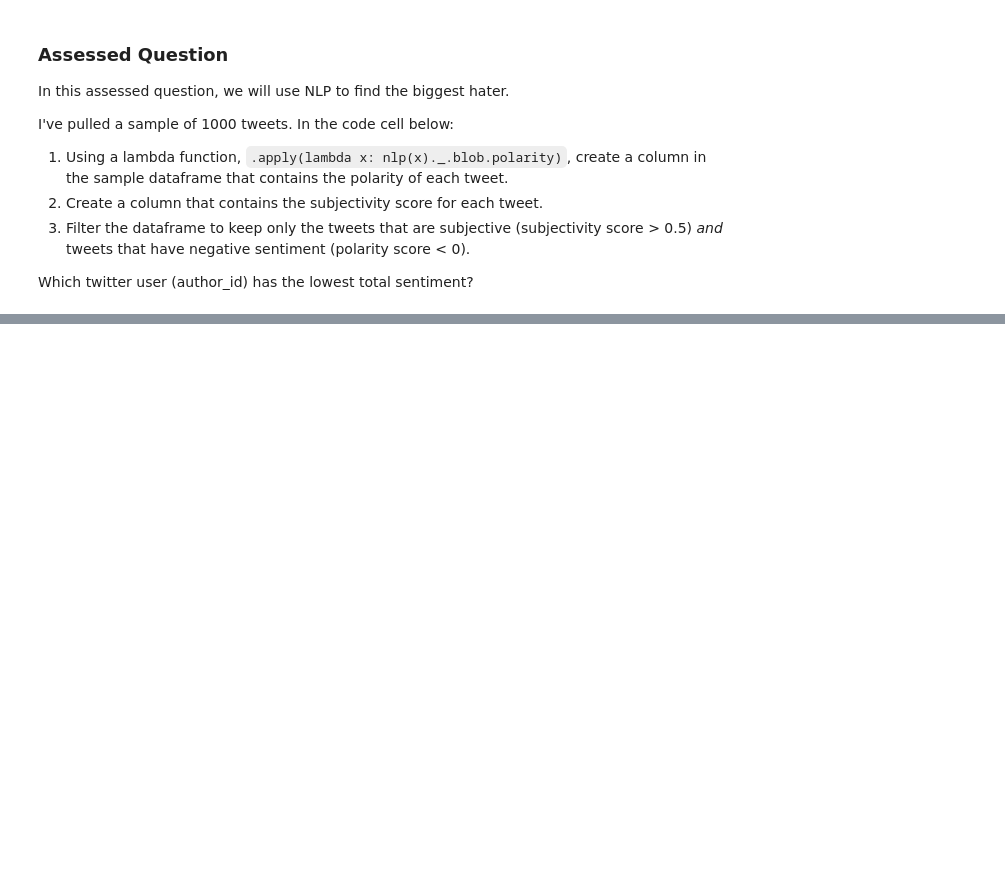
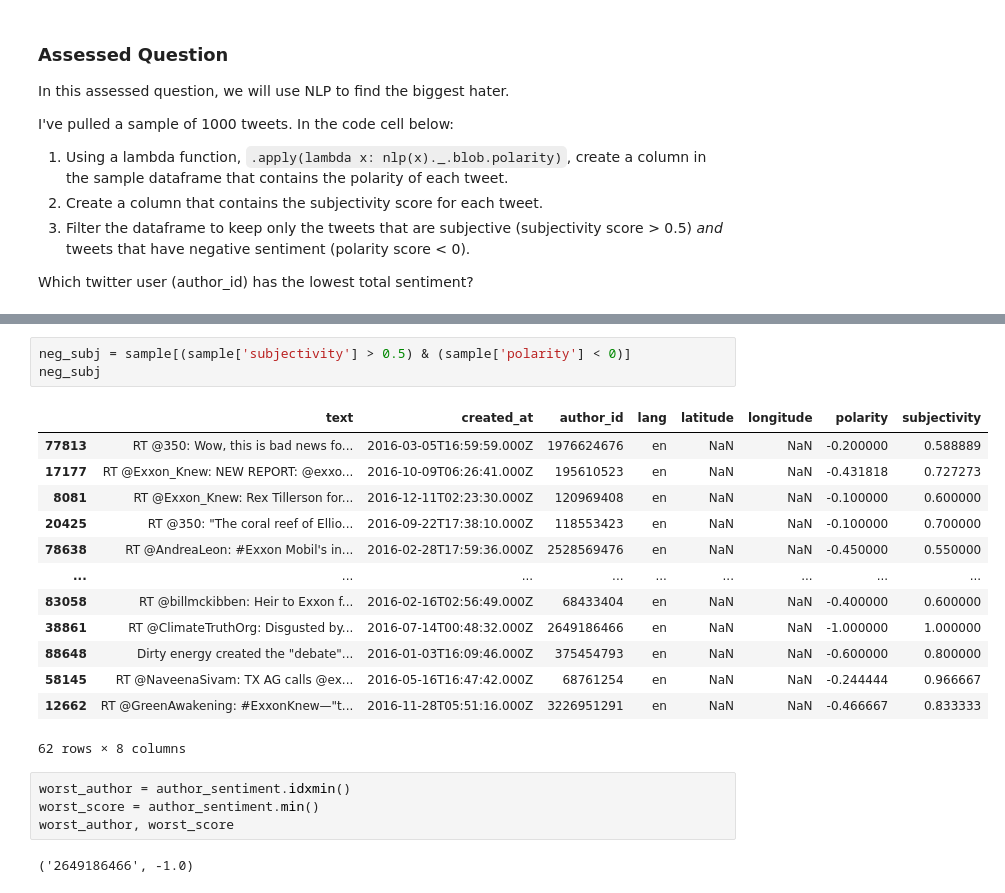
Before and after one commit to ningxin370-jpg/QM2, a Jupyter notebook: notebooks/W04. Natural Language Processing.ipynb, the cells around one changed output, grey strips where cells are left out. Saved outputs shown, nothing was run; the diff lists cells and outputs as text; blank space fills up the shorter version.

```diff
--- a/notebooks/W04. Natural Language Processing.ipynb
+++ b/notebooks/W04. Natural Language Processing.ipynb
@@ -667,0 +694,23 @@ sample= tweets.sample(1000, random_state=1)
+# %%
+neg_subj = sample[(sample['subjectivity'] > 0.5) & (sample['polarity'] < 0)]
+neg_subj
+# %% [output]
+|  | text | created_at | author_id | lang | latitude | longitude | polarity | subjectivity |
+| 77813 | RT @350: Wow, this is bad news fo... | 2016-03-05T16:59:59.000Z | 1976624676 | en | NaN | NaN | -0.200000 | 0.588889 |
+| 17177 | RT @Exxon_Knew: NEW REPORT: @exxo... | 2016-10-09T06:26:41.000Z | 195610523 | en | NaN | NaN | -0.431818 | 0.727273 |
+| 8081 | RT @Exxon_Knew: Rex Tillerson for... | 2016-12-11T02:23:30.000Z | 120969408 | en | NaN | NaN | -0.100000 | 0.600000 |
+| 20425 | RT @350: "The coral reef of Ellio... | 2016-09-22T17:38:10.000Z | 118553423 | en | NaN | NaN | -0.100000 | 0.700000 |
+| 78638 | RT @AndreaLeon: #Exxon Mobil's in... | 2016-02-28T17:59:36.000Z | 2528569476 | en | NaN | NaN | -0.450000 | 0.550000 |
+| ... | ... | ... | ... | ... | ... | ... | ... | ... |
+| 83058 | RT @billmckibben: Heir to Exxon f... | 2016-02-16T02:56:49.000Z | 68433404 | en | NaN | NaN | -0.400000 | 0.600000 |
+| 38861 | RT @ClimateTruthOrg: Disgusted by... | 2016-07-14T00:48:32.000Z | 2649186466 | en | NaN | NaN | -1.000000 | 1.000000 |
+| 88648 | Dirty energy created the "debate"... | 2016-01-03T16:09:46.000Z | 375454793 | en | NaN | NaN | -0.600000 | 0.800000 |
+| 58145 | RT @NaveenaSivam: TX AG calls @ex... | 2016-05-16T16:47:42.000Z | 68761254 | en | NaN | NaN | -0.244444 | 0.966667 |
+| 12662 | RT @GreenAwakening: #ExxonKnew—"t... | 2016-11-28T05:51:16.000Z | 3226951291 | en | NaN | NaN | -0.466667 | 0.833333 |
+62 rows × 8 columns
+# %%
+worst_author = author_sentiment.idxmin()
+worst_score = author_sentiment.min()
+worst_author, worst_score
+# %% [output]
+('2649186466', -1.0)
```
Also changed, not shown: parts of 14 cells of this notebook.
